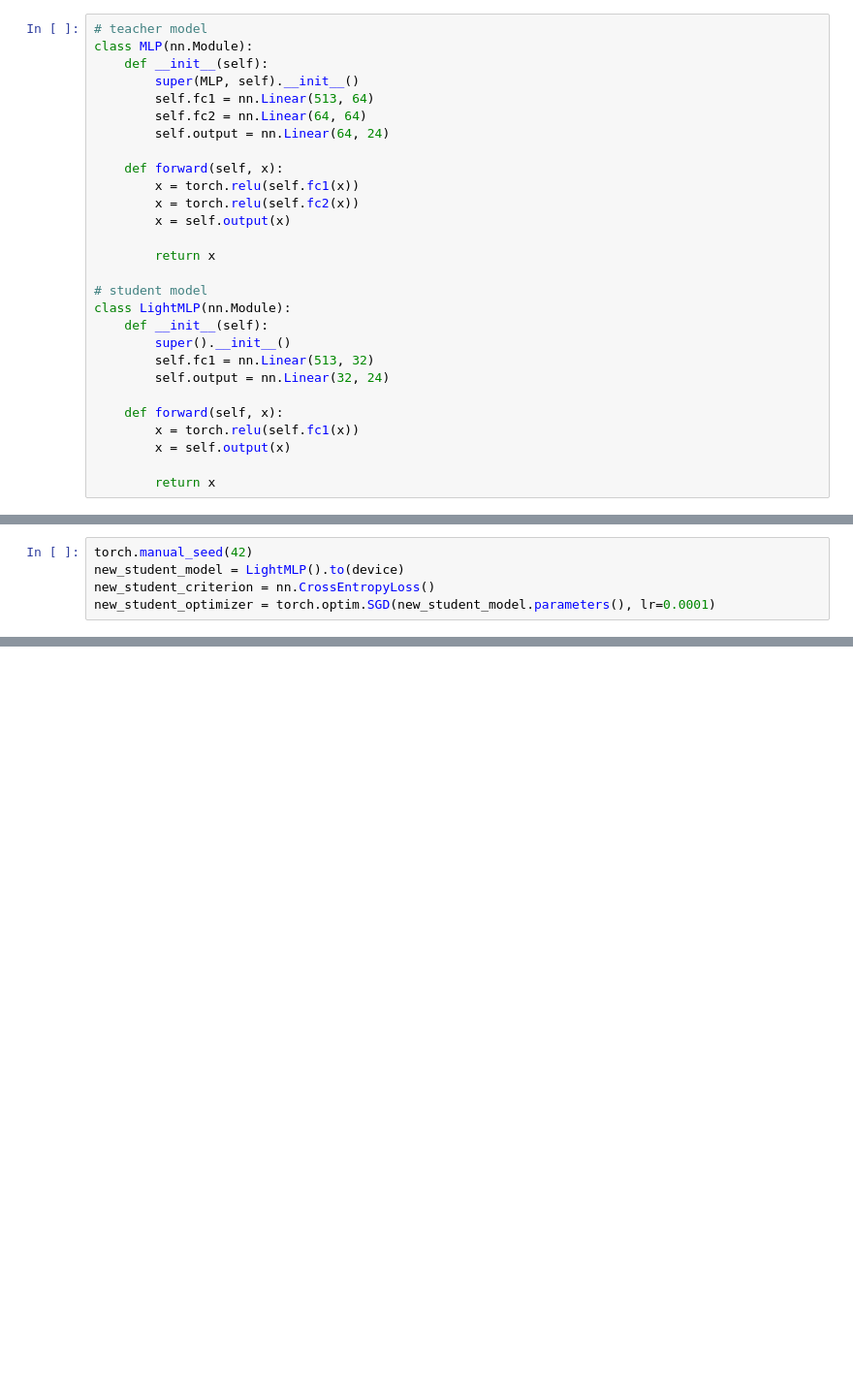
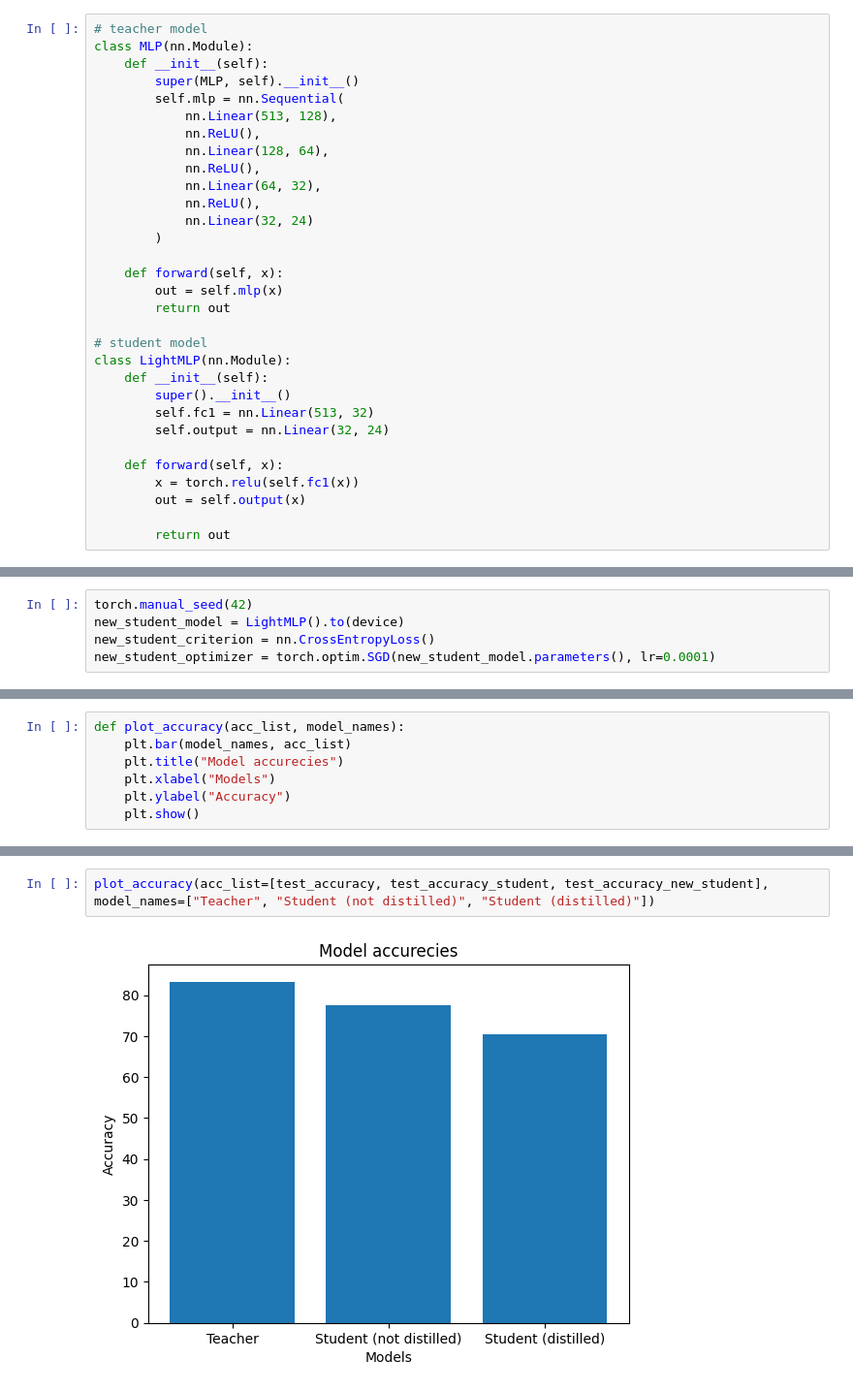
Before and after one commit to FornesJ/Network-Packet-ML-Model, a Jupyter notebook: full_model.ipynb, the cells around one changed output, grey strips where cells are left out. Shown at 97% size. Drawn from its saved outputs; the diff is of its cells as text; blank space fills up the shorter version.

```diff
--- a/full_model.ipynb
+++ b/full_model.ipynb
@@ -68,16 +69,19 @@ ds_test.set_format(type="torch", columns=["packet_tensor", "attack_tensor"], dev
 class MLP(nn.Module):
     def __init__(self):
         super(MLP, self).__init__()
-        self.fc1 = nn.Linear(513, 64)
-        self.fc2 = nn.Linear(64, 64)
-        self.output = nn.Linear(64, 24)
+        self.mlp = nn.Sequential(
+            nn.Linear(513, 128),
+            nn.ReLU(),
+            nn.Linear(128, 64),
+            nn.ReLU(),
+            nn.Linear(64, 32),
+            nn.ReLU(),
+            nn.Linear(32, 24)
+        )
 
     def forward(self, x):
-        x = torch.relu(self.fc1(x))
-        x = torch.relu(self.fc2(x))
-        x = self.output(x)
-
-        return x
+        out = self.mlp(x)
+        return out
 
 # student model
 class LightMLP(nn.Module):
@@ -88,9 +92,9 @@ class LightMLP(nn.Module):
 
     def forward(self, x):
         x = torch.relu(self.fc1(x))
-        x = self.output(x)
+        out = self.output(x)
 
-        return x
+        return out
 # %%
 # use with DataLoader
 train_loader = DataLoader(ds_train, batch_size=32, shuffle=True)
@@ -241,0 +261,7 @@ Test Loss: 325642021.53, Test Accuracy: 78.70
+# %%
+def plot_accuracy(acc_list, model_names):
+    plt.bar(model_names, acc_list)
+    plt.title("Model accurecies")
+    plt.xlabel("Models")
+    plt.ylabel("Accuracy")
+    plt.show()
@@ -241,0 +277,4 @@ Test Loss: 325642021.53, Test Accuracy: 78.70
+# %%
+plot_accuracy(acc_list=[test_accuracy, test_accuracy_student, test_accuracy_new_student], model_names=["Teacher", "Student (not distilled)", "Student (distilled)"])
+# %% [output]
+[figure, added]
```
Also changed, not shown: parts of 8 cells of this notebook, 2 other files.
